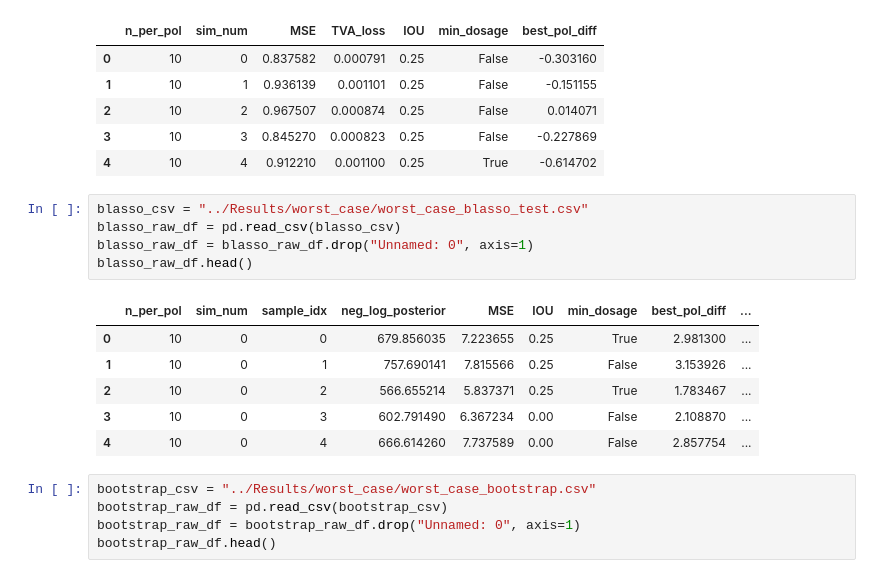
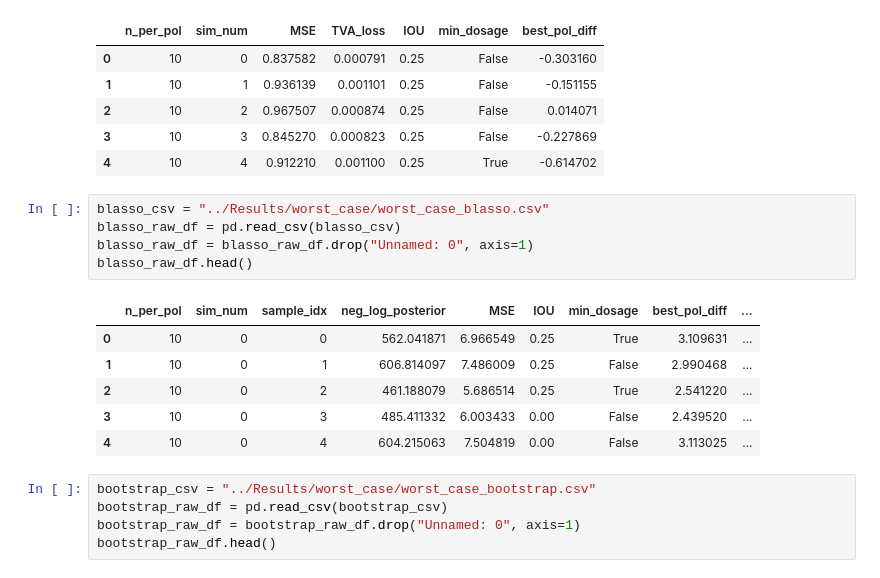
Before and after one commit to AparaV/rashomon-partition-sets, a Jupyter notebook: Code/analyze_simulation_1.ipynb, the cells around one changed output. Saved outputs shown, nothing was run; the diff lists cells and outputs as text.

```diff
--- a/Code/analyze_simulation_1.ipynb
+++ b/Code/analyze_simulation_1.ipynb
@@ -62,17 +62,17 @@ tva_raw_df.head()
 | 3 | 10 | 3 | 0.845270 | 0.000823 | 0.25 | False | -0.227869 |
 | 4 | 10 | 4 | 0.912210 | 0.001100 | 0.25 | True | -0.614702 |
 # %%
-blasso_csv = "../Results/worst_case/worst_case_blasso_test.csv"
+blasso_csv = "../Results/worst_case/worst_case_blasso.csv"
 blasso_raw_df = pd.read_csv(blasso_csv)
 blasso_raw_df = blasso_raw_df.drop("Unnamed: 0", axis=1)
 blasso_raw_df.head()
 # %% [output]
 |  | n_per_pol | sim_num | sample_idx | neg_log_posterior | MSE | IOU | min_dosage | best_pol_diff | ... |
-| 0 | 10 | 0 | 0 | 679.856035 | 7.223655 | 0.25 | True | 2.981300 | ... |
-| 1 | 10 | 0 | 1 | 757.690141 | 7.815566 | 0.25 | False | 3.153926 | ... |
-| 2 | 10 | 0 | 2 | 566.655214 | 5.837371 | 0.25 | True | 1.783467 | ... |
-| 3 | 10 | 0 | 3 | 602.791490 | 6.367234 | 0.00 | False | 2.108870 | ... |
-| 4 | 10 | 0 | 4 | 666.614260 | 7.737589 | 0.00 | False | 2.857754 | ... |
+| 0 | 10 | 0 | 0 | 562.041871 | 6.966549 | 0.25 | True | 3.109631 | ... |
+| 1 | 10 | 0 | 1 | 606.814097 | 7.486009 | 0.25 | False | 2.990468 | ... |
+| 2 | 10 | 0 | 2 | 461.188079 | 5.686514 | 0.25 | True | 2.541220 | ... |
+| 3 | 10 | 0 | 3 | 485.411332 | 6.003433 | 0.00 | False | 2.439520 | ... |
+| 4 | 10 | 0 | 4 | 604.215063 | 7.504819 | 0.00 | False | 3.113025 | ... |
 # %%
 bootstrap_csv = "../Results/worst_case/worst_case_bootstrap.csv"
 bootstrap_raw_df = pd.read_csv(bootstrap_csv)
```
Also changed, not shown: parts of 6 cells of this notebook, 1 other file.
